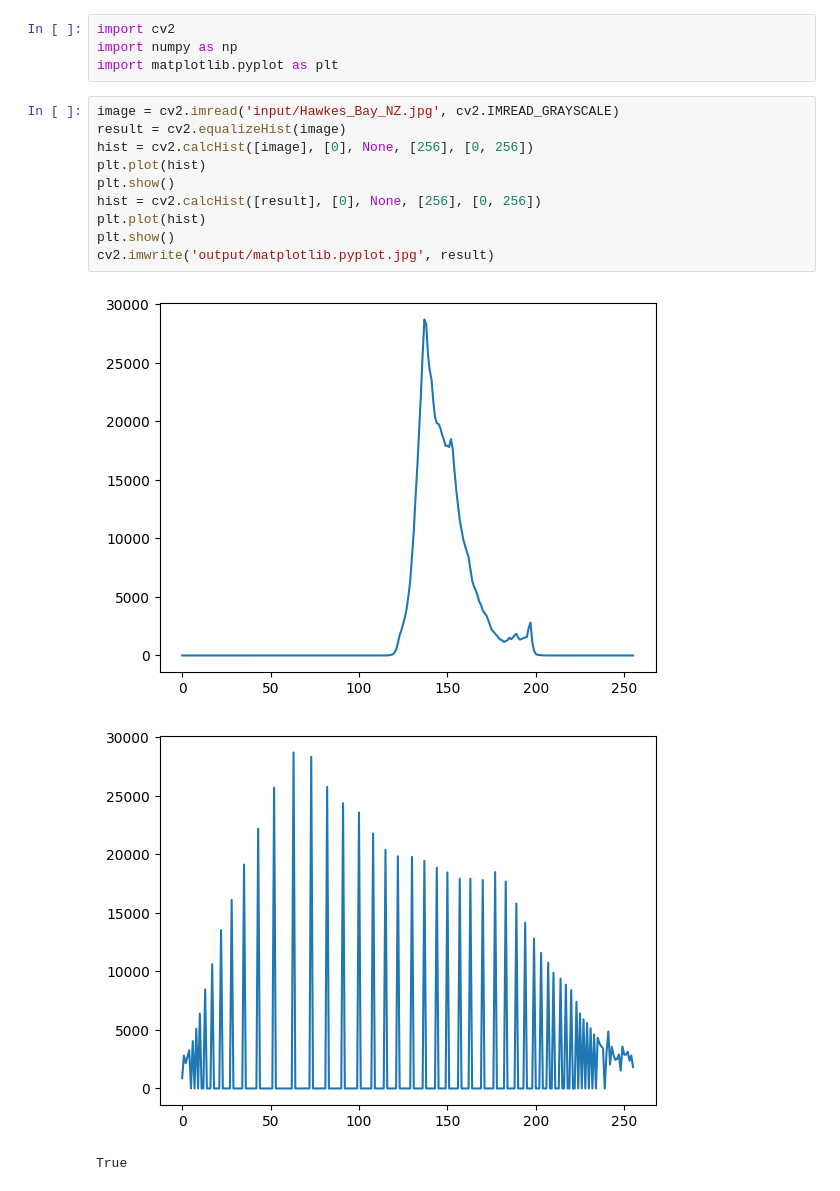
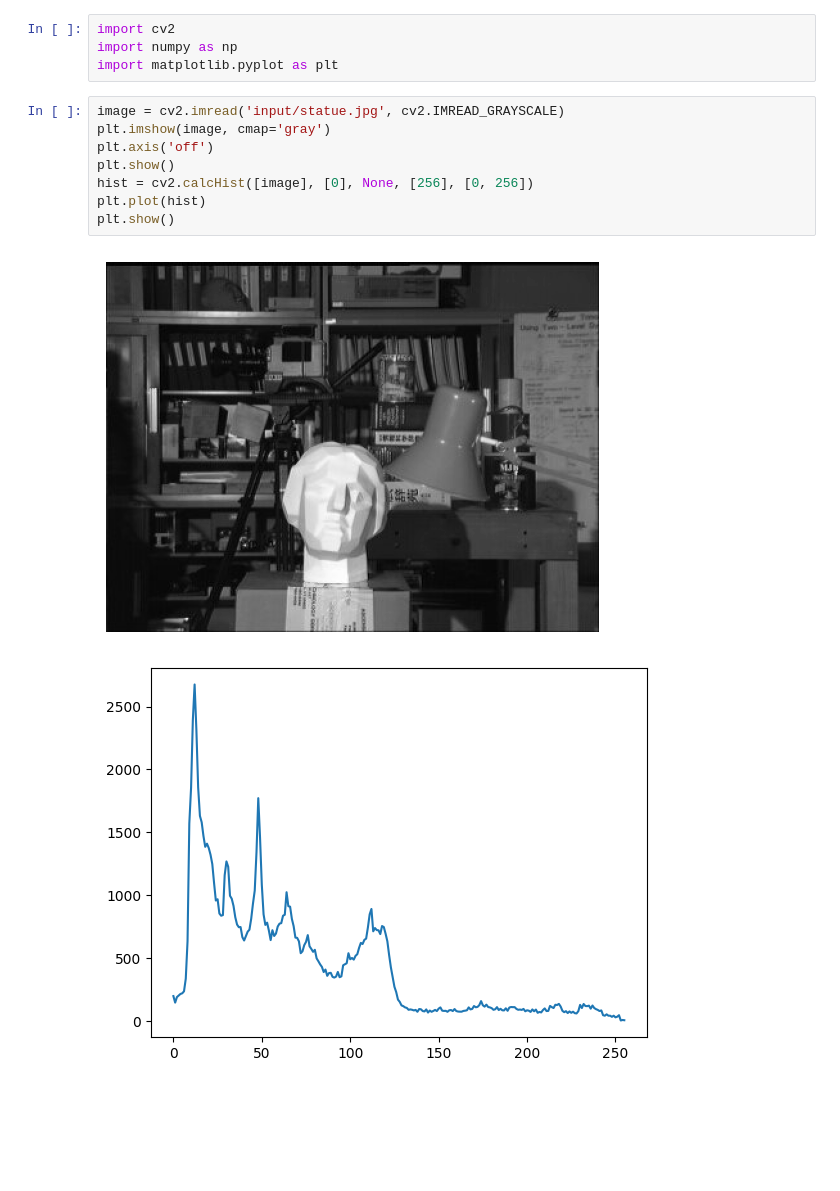
Before and after one commit to MSaberian/PyLearnImageProcessing, a Jupyter notebook: PyLearnIPHistogramEqualization/histogram_equalization.ipynb, the cells around one changed output. Cells and saved outputs as stored; diff of their text form; blank space fills up the shorter version.

```diff
--- a/PyLearnIPHistogramEqualization/histogram_equalization.ipynb
+++ b/PyLearnIPHistogramEqualization/histogram_equalization.ipynb
@@ -3,16 +3,13 @@ import cv2
 import numpy as np
 import matplotlib.pyplot as plt
 # %%
-image = cv2.imread('input/Hawkes_Bay_NZ.jpg', cv2.IMREAD_GRAYSCALE)
-result = cv2.equalizeHist(image)
+image = cv2.imread('input/statue.jpg', cv2.IMREAD_GRAYSCALE)
+plt.imshow(image, cmap='gray')
+plt.axis('off')
+plt.show()
 hist = cv2.calcHist([image], [0], None, [256], [0, 256])
 plt.plot(hist)
 plt.show()
-hist = cv2.calcHist([result], [0], None, [256], [0, 256])
-plt.plot(hist)
-plt.show()
-cv2.imwrite('output/matplotlib.pyplot.jpg', result)
 # %% [output]
-[figure, old version]
+[figure, new version]
-[figure, old version]
+[figure, new version]
-True
```
Also changed, not shown: parts of 4 cells of this notebook, 7 other files.
